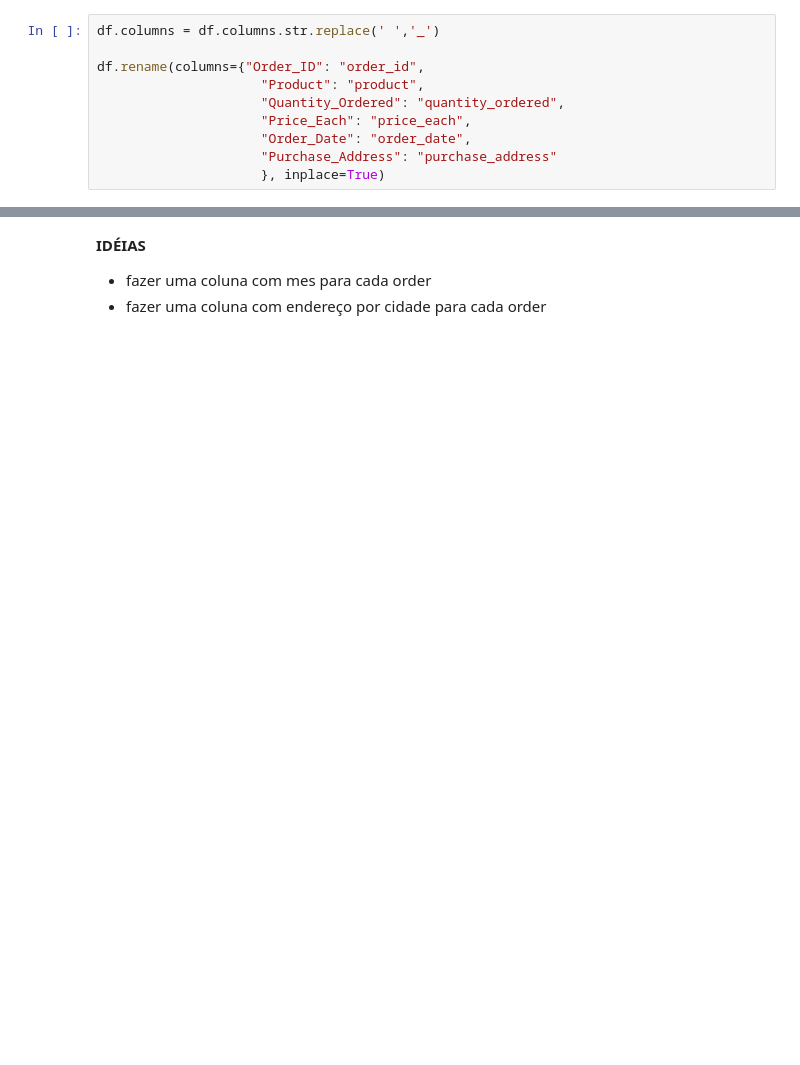
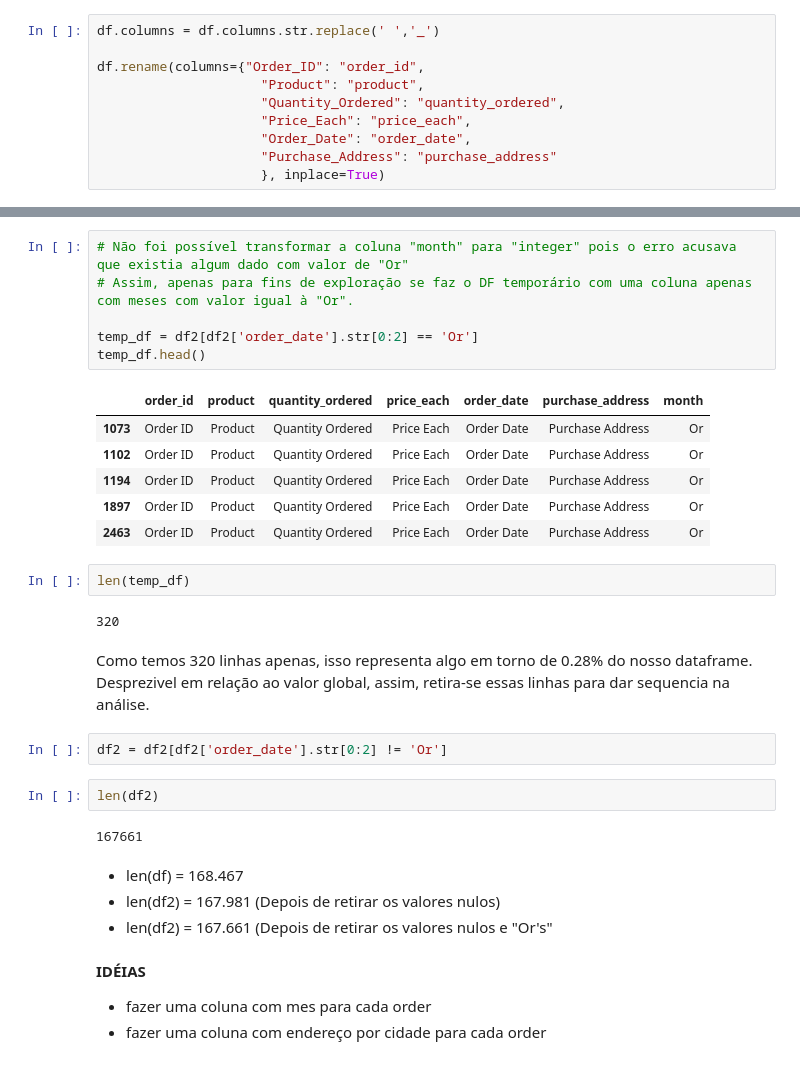
Before and after one commit to vinigm/Portfolio, a Jupyter notebook: 3_SalesAnalysis.ipynb, the cells around one changed output, grey strips where cells are left out. Drawn from its saved outputs; the diff is of its cells as text; blank space fills up the shorter version.

```diff
--- a/3_SalesAnalysis.ipynb
+++ b/3_SalesAnalysis.ipynb
@@ -112,3 +146,32 @@ df.head()
+# %%
+# Não foi possível transformar a coluna "month" para "integer" pois o erro acusava que existia algum dado com valor de "Or"
+# Assim, apenas para fins de exploração se faz o DF temporário com uma coluna apenas com meses com valor igual à "Or".
+
+temp_df = df2[df2['order_date'].str[0:2] == 'Or']
+temp_df.head()
+# %% [output]
+|  | order_id | product | quantity_ordered | price_each | order_date | purchase_address | month |
+| 1073 | Order ID | Product | Quantity Ordered | Price Each | Order Date | Purchase Address | Or |
+| 1102 | Order ID | Product | Quantity Ordered | Price Each | Order Date | Purchase Address | Or |
+| 1194 | Order ID | Product | Quantity Ordered | Price Each | Order Date | Purchase Address | Or |
+| 1897 | Order ID | Product | Quantity Ordered | Price Each | Order Date | Purchase Address | Or |
+| 2463 | Order ID | Product | Quantity Ordered | Price Each | Order Date | Purchase Address | Or |
+# %%
+len(temp_df)
+# %% [output]
+320
+# %% [markdown]
+Como temos 320 linhas apenas, isso representa algo em torno de 0.28% do nosso dataframe. Desprezivel em relação ao valor global, assim, retira-se essas linhas para dar sequencia na análise.
+# %%
+df2 = df2[df2['order_date'].str[0:2] != 'Or']
+# %%
+len(df2)
+# %% [output]
+167661
+# %% [markdown]
+- len(df) = 168.467
+- len(df2) = 167.981 (Depois de retirar os valores nulos)
+- len(df2) = 167.661 (Depois de retirar os valores nulos e "Or's"
 # %% [markdown]
 **IDÉIAS**
 
```
Also changed, not shown: parts of 23 cells of this notebook.
